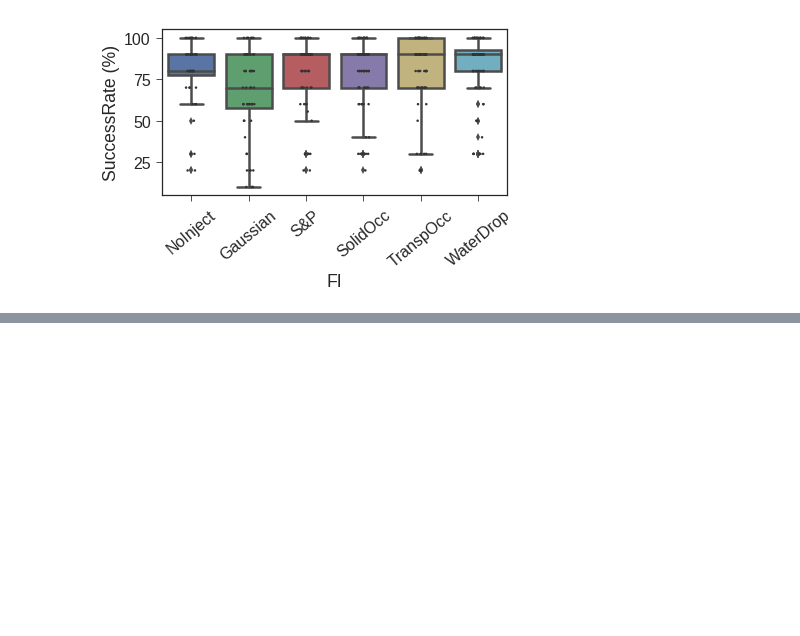
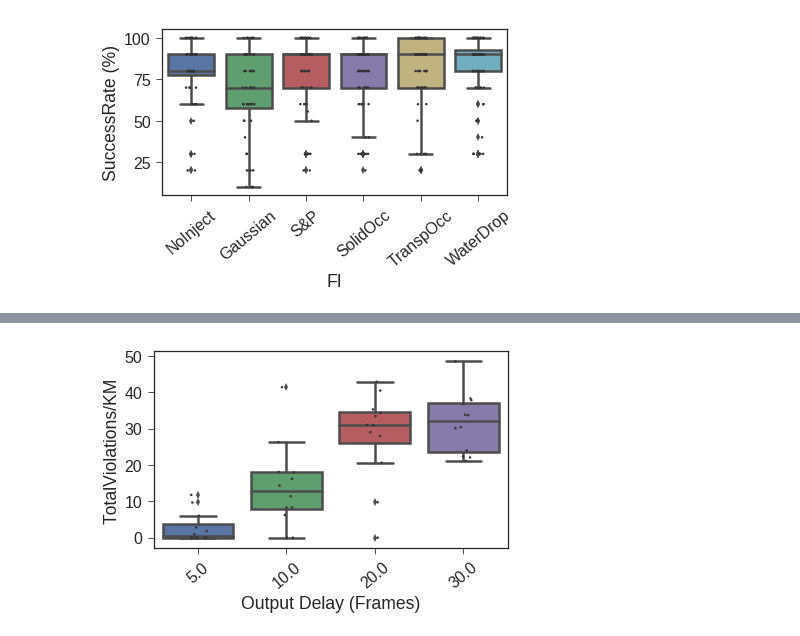
Before and after one commit to CSLDepend/AVFI, a Jupyter notebook: plots/FI_Visualizations.ipynb, the cells around one changed output, grey strips where cells are left out. Drawn from its saved outputs; the diff is of its cells as text; code cells hidden in the pictures; blank space fills up the shorter version.

Commit message:
Added output frame delay sweep plot for town2 data

```diff
--- a/plots/FI_Visualizations.ipynb
+++ b/plots/FI_Visualizations.ipynb
@@ -9,9 +9,9 @@ sns.set_style('ticks')
 sns.set_context('paper',font_scale=2,rc={'lines.linewidth':2.5})
 
 pos_type_names = ['exp_id','rep','weather','start_point','end_point','result','initial_distance','final_distance',
-                  'final_time','time_out','num_ped','num_veh']
+                  'final_time','time_out','num_ped','num_veh','IpInjectProb','OpInjectProb','FrameDelay']
 all_details_names=['exp_id','rep','weather','collision_gen','collision_ped','collision_car','lane_intersect',
-                   'sidewalk_intersect','pos_x','pos_y','num_ped','num_veh']
+                   'sidewalk_intersect','pos_x','pos_y','num_ped','num_veh','IpInjectProb','OpInjectProb','FrameDelay']
 
 class FI_Data(object):
     def __init__(self,town,f_i,fname_pose_type,fname_details):
@@ -59,6 +60,12 @@ DATASET = [
            'raw_csv/test_uiuc_fi_2018_Town02_WaterDrop/details_w1.3.6.8.csv'),
 
 ]
+# %%
+#Output Injectors
+DATASET2 = [
+    FI_Data('Town2','OutputDelay','raw_csv/uiuc_fi_2018_Town02_Pass_CtrlDly/w1.3.6.8.csv',
+           'raw_csv/uiuc_fi_2018_Town02_Pass_CtrlDly/details_w1.3.6.8.csv'),
+]
 # %%
 #Function definitions to extract information from raw log files
 #Credit to CARLA
@@ -145,7 +152,8 @@ def get_out_of_road_lane(selected_matrix, header):
     return count_lane, count_road
 # %%
 infract_data = pd.DataFrame(columns=['FI', 'Town','Weather','Distance','col_gen', 'col_car', 'col_hum',
-                                     'col_total','lane_out', 'swalk_out'])
+                                     'col_total','lane_out', 'swalk_out','infrac_total','km_infrac_total',
+                                     'total_violations','violations_km'])
 
 weather_id_name=['Default','ClearNoon','CloudyNoon','WetNoon','WetCloudyNoon','MidRainyNoon',
                  'HardRainNoon','SoftRainNoon','ClearSunset','CloudySunset','WetSunset',
@@ -395,0 +459,12 @@ plt.show()
+# %%
+#TotalViolations/km vs OutputFrameDelay
+ax = sns.boxplot(x='FrameDelay', y='total_violations', data=infract_data_out)
+sns.stripplot(x='FrameDelay', y='total_violations', data=infract_data_out, color='0.2', jitter=True, marker=".")
+#ax.set_yscale('symlog')
+ax.set_xlabel('Output Delay (Frames)')
+ax.set_ylabel('TotalViolations/KM')
+plt.xticks(rotation=40)
+plt.tight_layout()
+plt.show()
+# %% [output]
+[figure, added]
```
Also changed, not shown: parts of 2 cells of this notebook, 2 other files.
